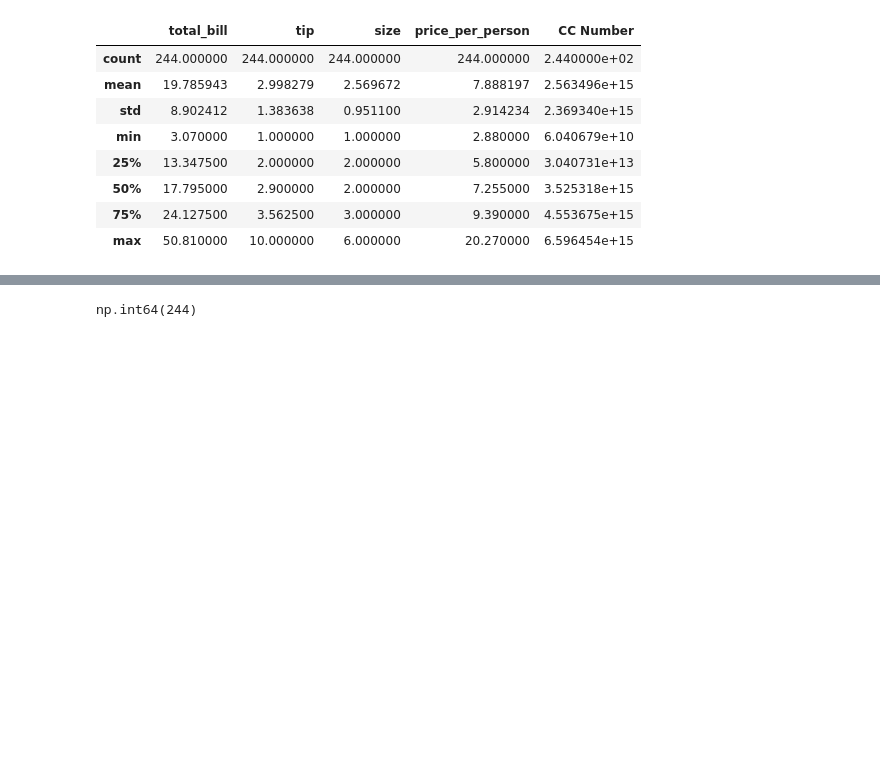
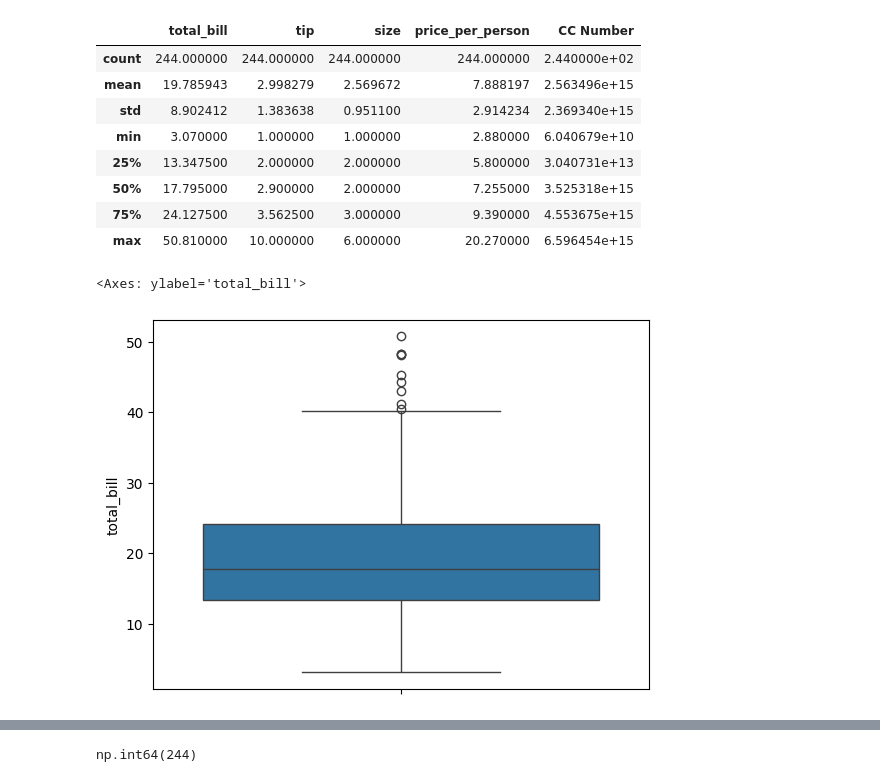
Before and after one commit to jroshanjha/Data-Analaytics-Project, a Jupyter notebook: tips.ipynb, the cells around one changed output, grey strips where cells are left out. Cells and saved outputs as stored; diff of their text form; code cells hidden in the pictures; blank space fills up the shorter version.

```diff
--- a/tips.ipynb
+++ b/tips.ipynb
@@ -350,3 +351,8 @@ df.describe()
 | 50% | 17.795000 | 2.900000 | 2.000000 | 7.255000 | 3.525318e+15 |
 | 75% | 24.127500 | 3.562500 | 3.000000 | 9.390000 | 4.553675e+15 |
 | max | 50.810000 | 10.000000 | 6.000000 | 20.270000 | 6.596454e+15 |
+# %%
+sns.boxplot(df['total_bill'])
+# %% [output]
+<Axes: ylabel='total_bill'>
+[figure, added]
```
Also changed, not shown: parts of 15 cells of this notebook, 2 other files.
